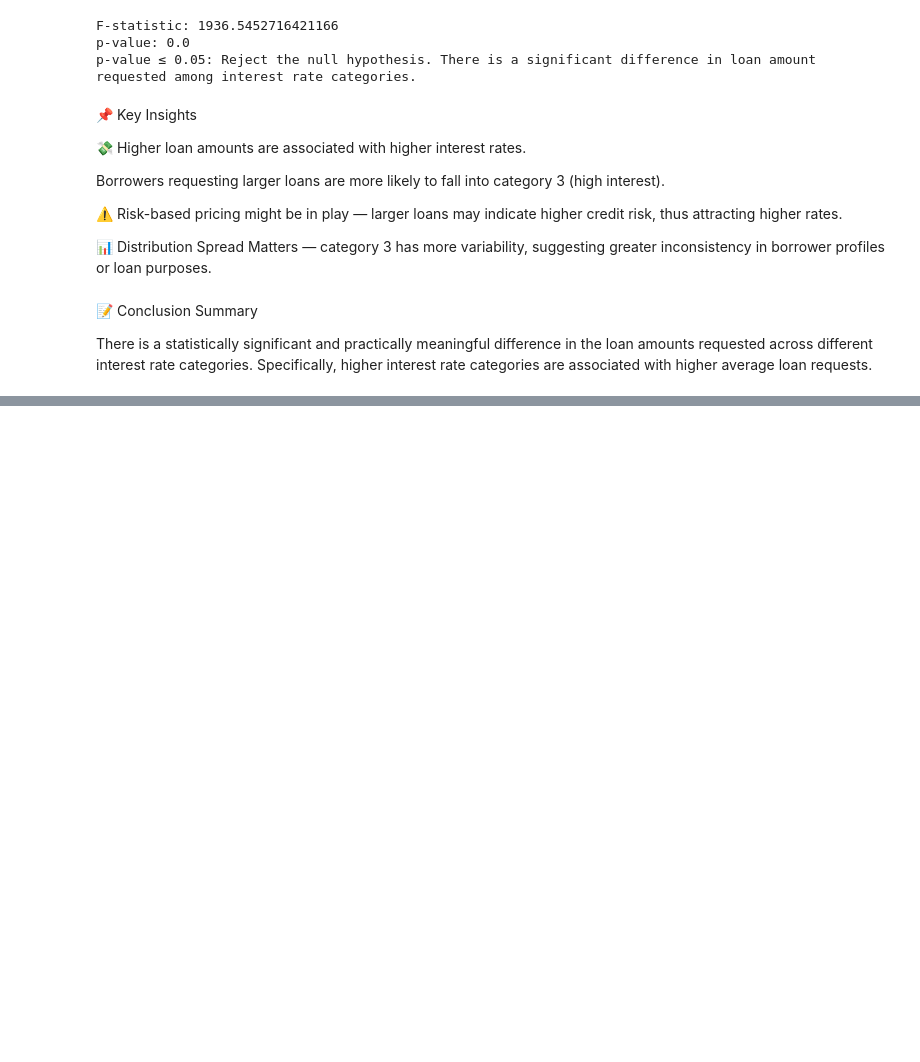
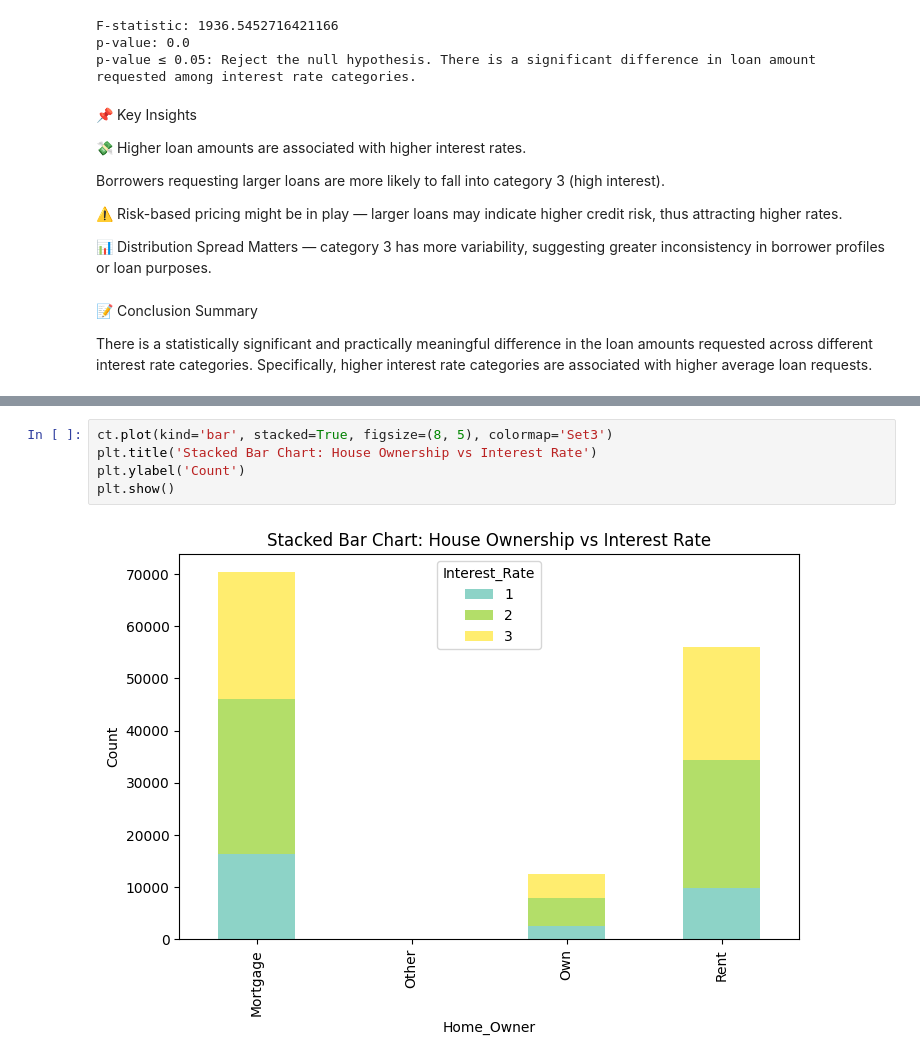
Before and after one commit to ka1817/Interest-Rate-Category-Prediction-Using-Supervised-Learning, a Jupyter notebook: notebook/eda.ipynb, the cells around one changed output, grey strips where cells are left out. Drawn from its saved outputs; the diff is of its cells as text; blank space fills up the shorter version.

```diff
--- a/notebook/eda.ipynb
+++ b/notebook/eda.ipynb
@@ -346,0 +453,7 @@ There is a statistically significant and practically meaningful difference in th
+# %%
+ct.plot(kind='bar', stacked=True, figsize=(8, 5), colormap='Set3')
+plt.title('Stacked Bar Chart: House Ownership vs Interest Rate')
+plt.ylabel('Count')
+plt.show()
+# %% [output]
+[figure, added]
```
Also changed, not shown: parts of 18 cells of this notebook, 5 other files.
